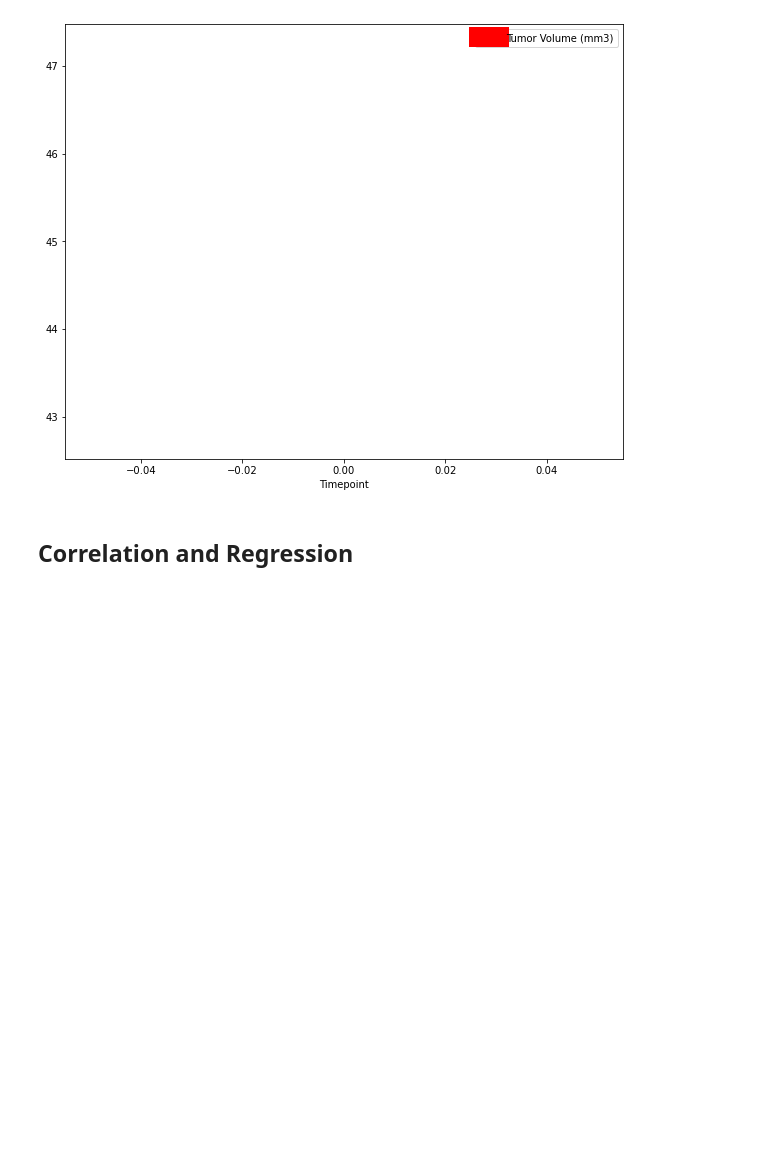
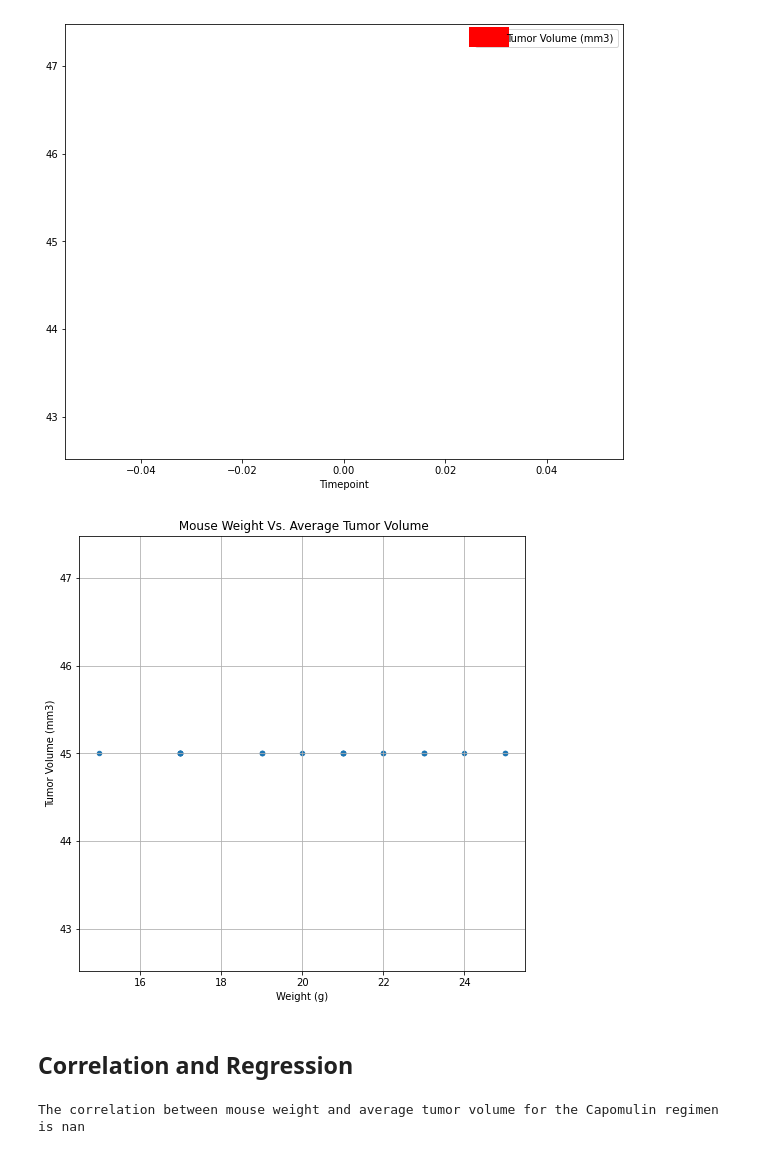
Before and after one commit to edo2021/MatplotlibChallenge, a Jupyter notebook: Pymaceuticals/pymaceuticals.ipynb, the cells around one changed output. Saved outputs shown, nothing was run; the diff lists cells and outputs as text; code cells hidden in the pictures; blank space fills up the shorter version.

```diff
--- a/Pymaceuticals/pymaceuticals.ipynb
+++ b/Pymaceuticals/pymaceuticals.ipynb
@@ -367,8 +367,23 @@ plt.show()
 [figure]
 # %%
 # Generate a scatter plot of average tumor volume vs. mouse weight for the Capomulin regimen
+average_tumor = capomulin_df.groupby(['Mouse ID','Weight (g)'])['Tumor Volume (mm3)'].mean().reset_index()
+
+average_tumor.plot(kind="scatter", x="Weight (g)", y="Tumor Volume (mm3)", grid=True, figsize=(8,8),
+              title=" Mouse Weight Vs. Average Tumor Volume")
+
+plt.show()
+# %% [output]
+[figure, added]
 # %% [markdown]
 ## Correlation and Regression
 # %%
 # Calculate the correlation coefficient and linear regression model
 # for mouse weight and average tumor volume for the Capomulin regimen
+
+avg_tumor = average_tumor['Tumor Volume (mm3)']
+mouse_weight = average_tumor['Weight (g)']
+correlation = stats.pearsonr(mouse_weight,avg_tumor)
+print(f"The correlation between mouse weight and average tumor volume for the Capomulin regimen is {round(correlation[0],2)}")
+# %% [output]
+The correlation between mouse weight and average tumor volume for the Capomulin regimen is nan
```
Also changed, not shown: parts of 2 cells of this notebook.
